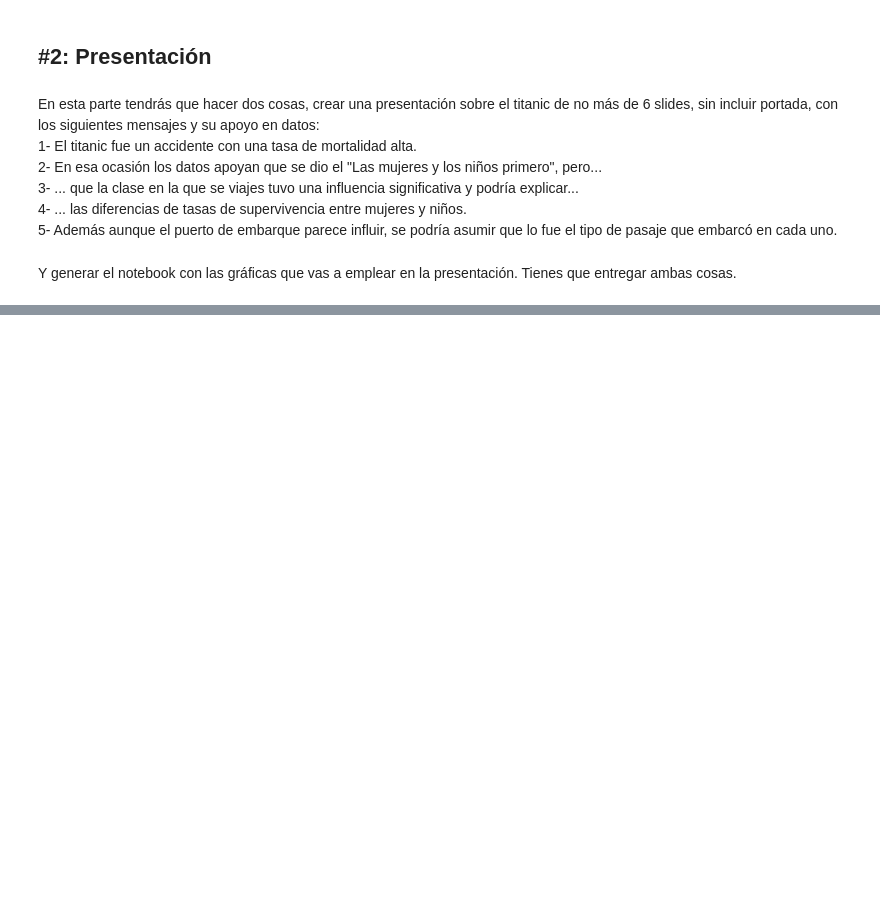
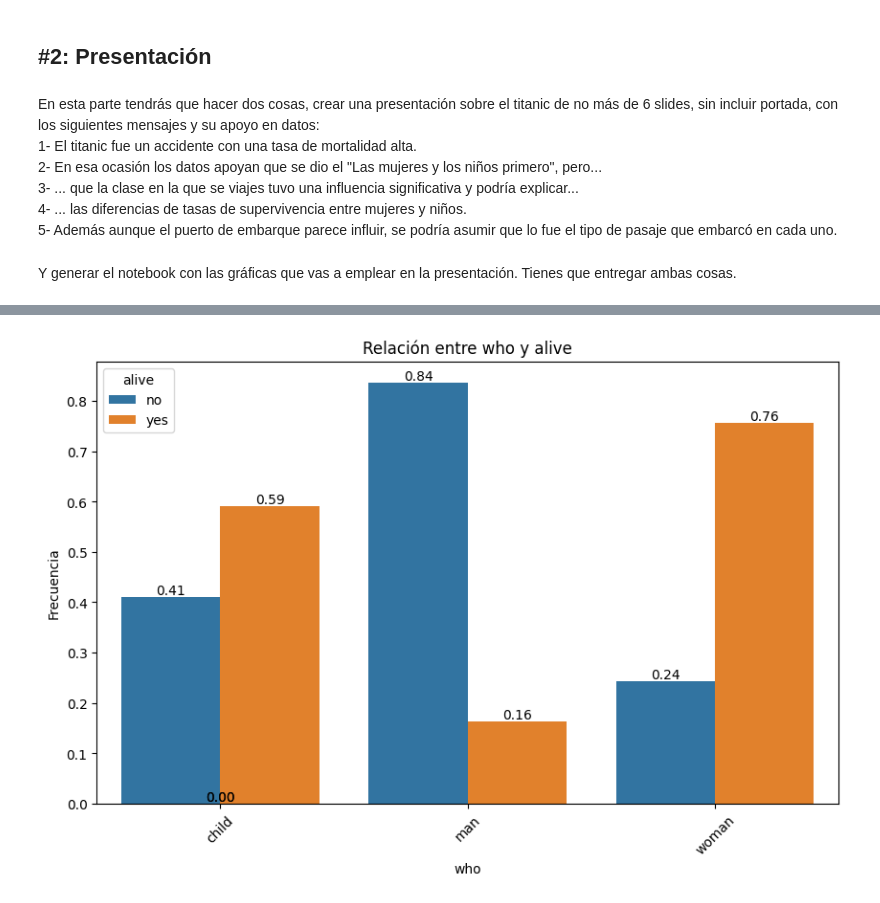
Before and after one commit to PIPM2001/DS_Online_Feb24_Exercises, a Jupyter notebook: 03_Analisis_de_Datos/Sprint_08/Unidad_02/Practica_Obligatoria/18_Practica_Obligatoria_Visualizacion_Presentacion.ipynb, the cells around one changed output, grey strips where cells are left out. Drawn from its saved outputs; the diff is of its cells as text; code cells hidden in the pictures; blank space fills up the shorter version.

```diff
--- a/03_Analisis_de_Datos/Sprint_08/Unidad_02/Practica_Obligatoria/18_Practica_Obligatoria_Visualizacion_Presentacion.ipynb
+++ b/03_Analisis_de_Datos/Sprint_08/Unidad_02/Practica_Obligatoria/18_Practica_Obligatoria_Visualizacion_Presentacion.ipynb
@@ -142,0 +209,4 @@ Y generar el notebook con las gráficas que vas a emplear en la presentación. T
+# %%
+plot_categorical_relationship_fin(df, "who","alive", relative_freq= True, show_values= True)
+# %% [output]
+[figure, added]
```
Also changed, not shown: parts of 12 cells of this notebook, 3 other files.
